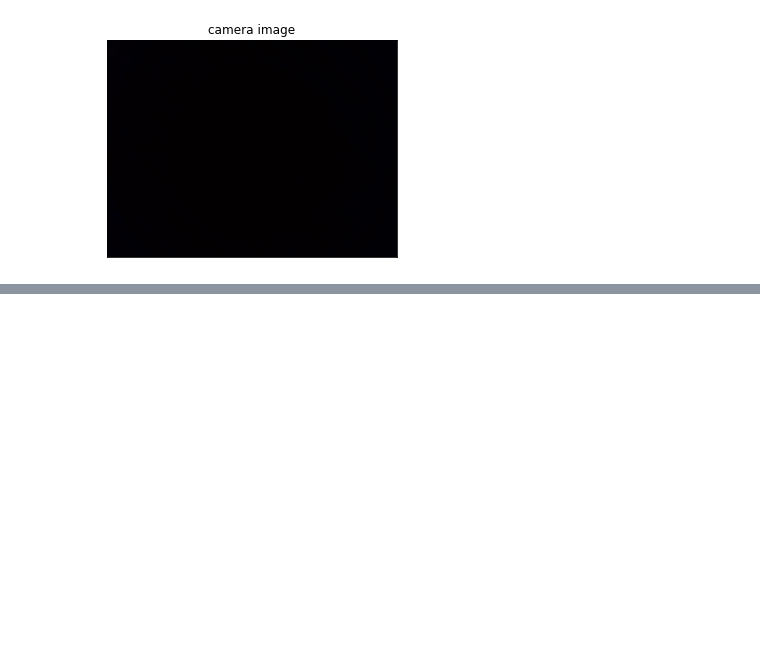
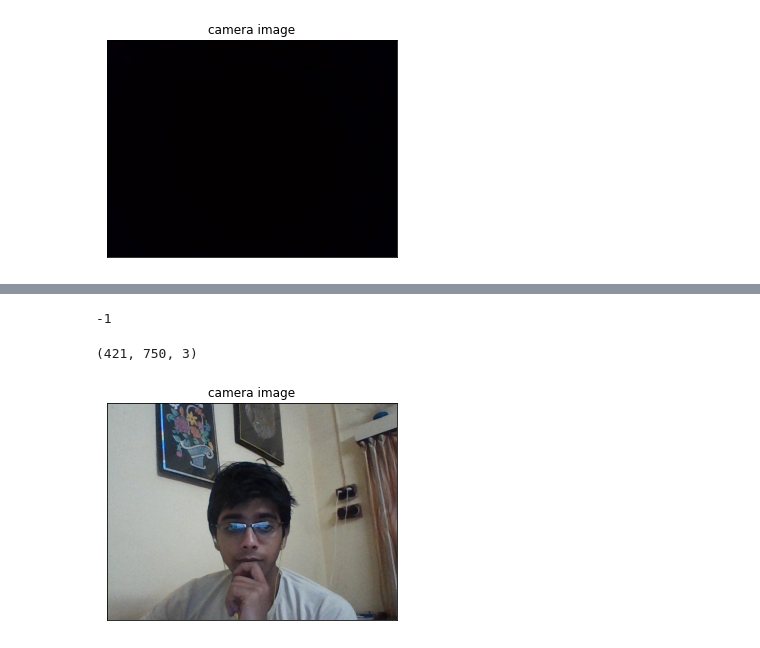
Before and after one commit to AkashKumarSingh11032001/IBM-Artificial-Intelligence-and-Machine-Learning-By-IBM-Watson, a Jupyter notebook: Lec 25- Open CV/Lec 23 OpenCV.ipynb, the cells around one changed output, grey strips where cells are left out. Cells and saved outputs as stored; diff of their text form; code cells hidden in the pictures; blank space fills up the shorter version.

```diff
--- a/Lec 25- Open CV/Lec 23 OpenCV.ipynb
+++ b/Lec 25- Open CV/Lec 23 OpenCV.ipynb
@@ -158,0 +133,11 @@ cv2.destroyAllWindows()
+# %%
+import cv2
+import numpy as np
+img = cv2.imread("snake.png")
+cv2.imshow('Original Image',img)
+cv2.waitKey(0)
+canny = cv2.Canny(img, 20, 170)
+cv2.imshow('canny image',canny)
+cv2.waitKey(0)
+# %% [output]
+-1
@@ -158,0 +159,34 @@ cv2.destroyAllWindows()
+# %%
+import cv2
+import numpy as np
+img = cv2.imread("snake.png")
+print(img.shape)
+height,width = img.shape[:2]
+start_row, start_col = int(height*.15),int(width*.15)
+end_row, end_col = int(height*.65),int(width*.65)
+cropped = img[start_row:end_row, start_col:end_col]
+cv2.imshow('original image',img)
+cv2.waitKey(0)
+cv2.imshow('cropped image',cropped)
+cv2.waitKey(0)
+cv2.destroyAllWindows()
+# %% [output]
+(421, 750, 3)
+# %%
+#Example of capturing picture using OpenCV:
+import cv2
+import matplotlib.pyplot as plt
+cap = cv2.VideoCapture(0)
+if cap.isOpened():
+ ret, frame = cap.read()
+else:
+ ret = False
+img = cv2.cvtColor(frame,cv2.COLOR_BGR2RGB)
+plt.imshow(img)
+plt.title("camera image")
+plt.xticks([])
+plt.yticks([])
+plt.show()
+cap.release()
+# %% [output]
+[figure, added]
```
Also changed, not shown: parts of 5 cells of this notebook.
